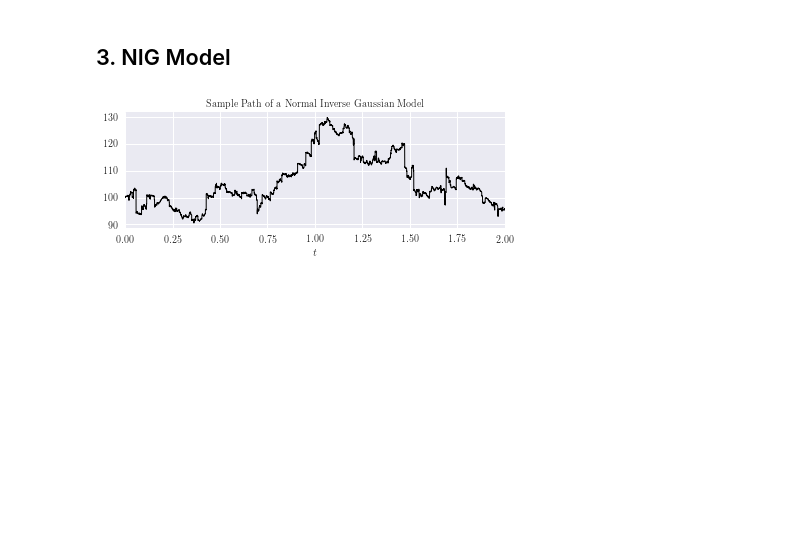
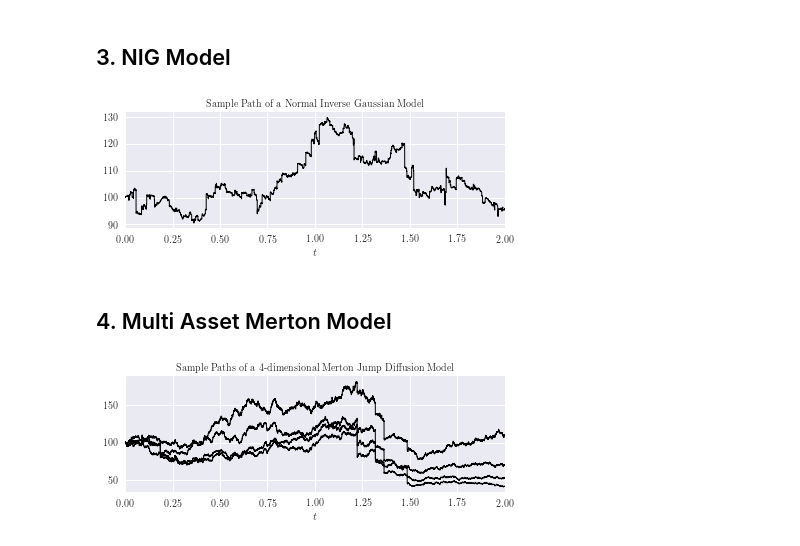
Before and after one commit to oliverweber1/Neural-Network-Option-Pricing-Master-Thesis, a Jupyter notebook: Code/PathPlots.ipynb, the cells around one changed output. Saved outputs shown, nothing was run; the diff lists cells and outputs as text; code cells hidden in the pictures; blank space fills up the shorter version.

Commit message:
Implemented multivariate processes

```diff
--- a/Code/PathPlots.ipynb
+++ b/Code/PathPlots.ipynb
@@ -110,3 +110,37 @@ plt.tight_layout()
 plt.savefig('C:\\Users\\oli-w\\OneDrive\\Uni\\Master Thesis\\LaTeX Template\\nigPath.pdf')
 # %% [output]
 [figure]
+# %% [markdown]
+## 4. Multi Asset Merton Model
+# %%
+d = 4
+lam = 3
+mu_j = np.array([-0.1] * d)
+sig_j = np.array([0.2] * d)
+sig_bm = np.array([0.25] * d)
+np.random.seed(seed=321)
+eigen_j = np.round(np.random.rand(d-1), 2)
+eigen_j = np.append(eigen_j, d - eigen_j.sum())
+Corr_j = sp.random_correlation.rvs(eigen_j)
+np.random.seed(seed=123)
+eigen_bm = np.round(np.random.rand(d-1), 2)
+eigen_bm = np.append(eigen_bm, d - eigen_bm.sum())
+Corr_bm = sp.random_correlation.rvs(eigen_bm)
+r = 0.05
+s0 = 100
+T = 2
+
+multiMertonModel = MultiAssetMertonModel(d=d, lam=lam, mu_j=mu_j, sig_j=sig_j, sig_bm=sig_bm,
+                                         Corr_j=Corr_j, Corr_bm=Corr_bm, r=r, s0=s0, T=T)
+
+fig = plt.figure(figsize=(6, 2.5))
+ax = fig.add_subplot()
+fig.tight_layout()
+ax.margins(x=0)
+ax.plot(multiMertonModel.generatePath(), lw=lwidth, c=lcolor)
+ax.set_title('Sample Paths of a ${}$-dimensional Merton Jump Diffusion Model'.format(d), fontsize=10)
+ax.set_xlabel('$t$')
+plt.tight_layout()
+plt.savefig('C:\\Users\\oli-w\\OneDrive\\Uni\\Master Thesis\\LaTeX Template\\multiMertonJDPath.pdf')
+# %% [output]
+[figure, added]
```
Also changed, not shown: parts of 5 cells of this notebook, 3 other files.
